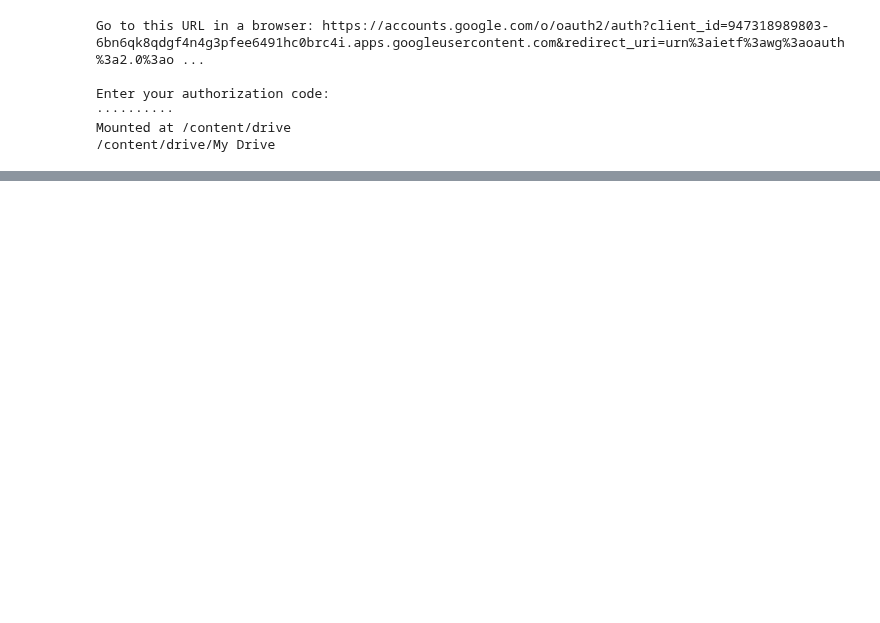
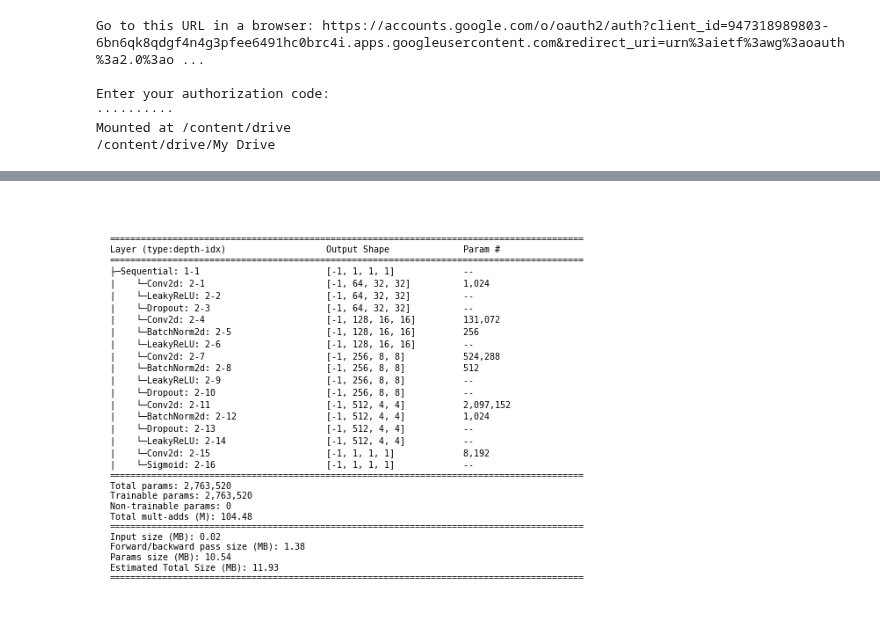
Before and after one commit to rossettisimone/AUGMENTATION_GAN, a Jupyter notebook: DCGAN.ipynb, the cells around one changed output, grey strips where cells are left out. Saved outputs shown, nothing was run; the diff lists cells and outputs as text; code cells hidden in the pictures; blank space fills up the shorter version.

```diff
--- a/DCGAN.ipynb
+++ b/DCGAN.ipynb
@@ -621,3 +836,13 @@ Estimated Total Size (MB): 12.87
+# %%
+dis_stats = summary(discriminator, (1, 64, 64),verbose=0)
+DisSummary_str = str(dis_stats)
+plt.figure(figsize=(12,7))
+plt.text(0.01, 0.05, DisSummary_str, {'fontsize': 10}, fontproperties = 'monospace') # approach improved by OP -> monospace!
+plt.axis('off')
+plt.tight_layout()
+plt.savefig(os.path.join('.', 'augGAN/model/model_summary_dis.png'))
+# %% [output]
+[figure, added]
 # %%
 print(generator)
 # %% [output]
```
Also changed, not shown: parts of 17 cells of this notebook.
